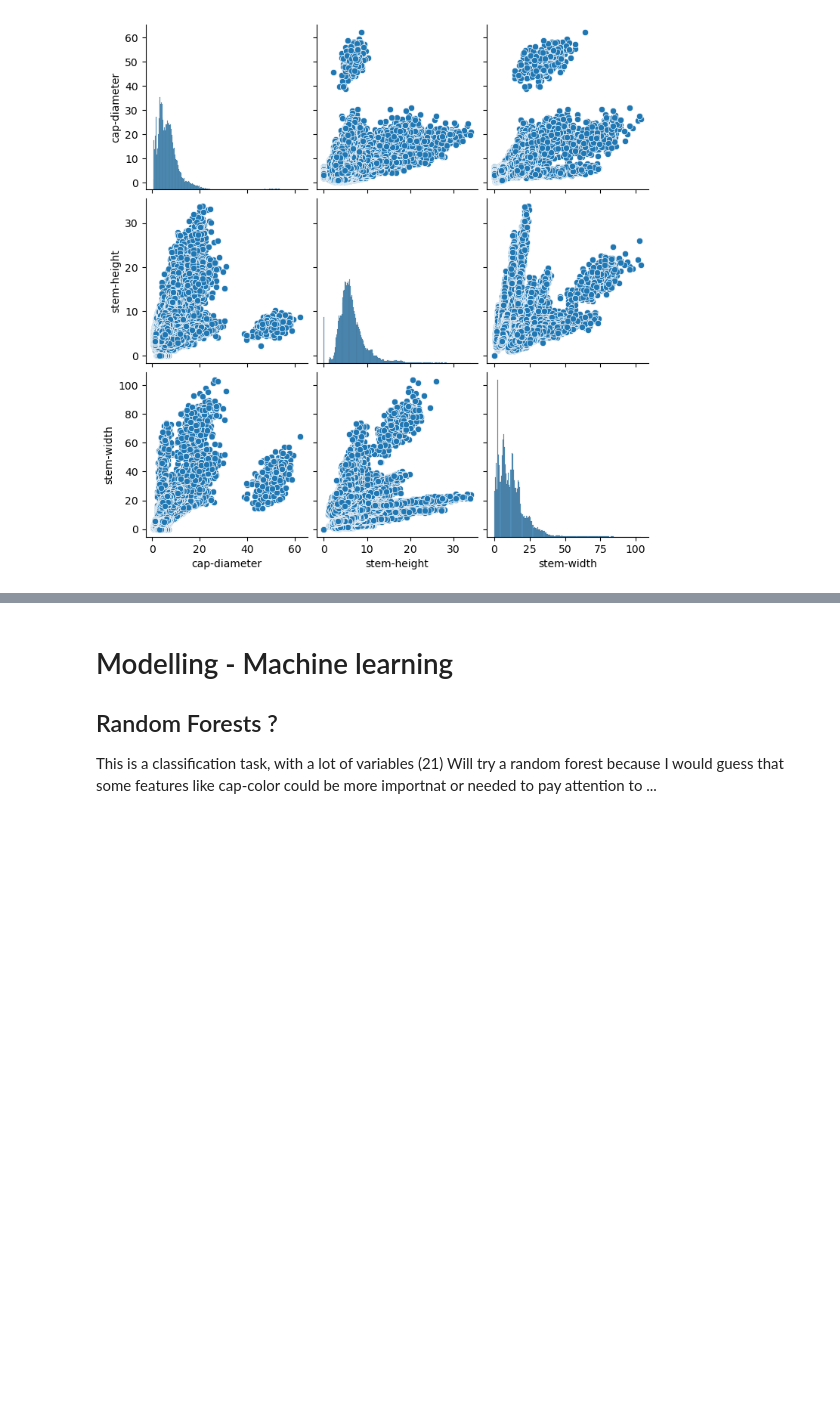
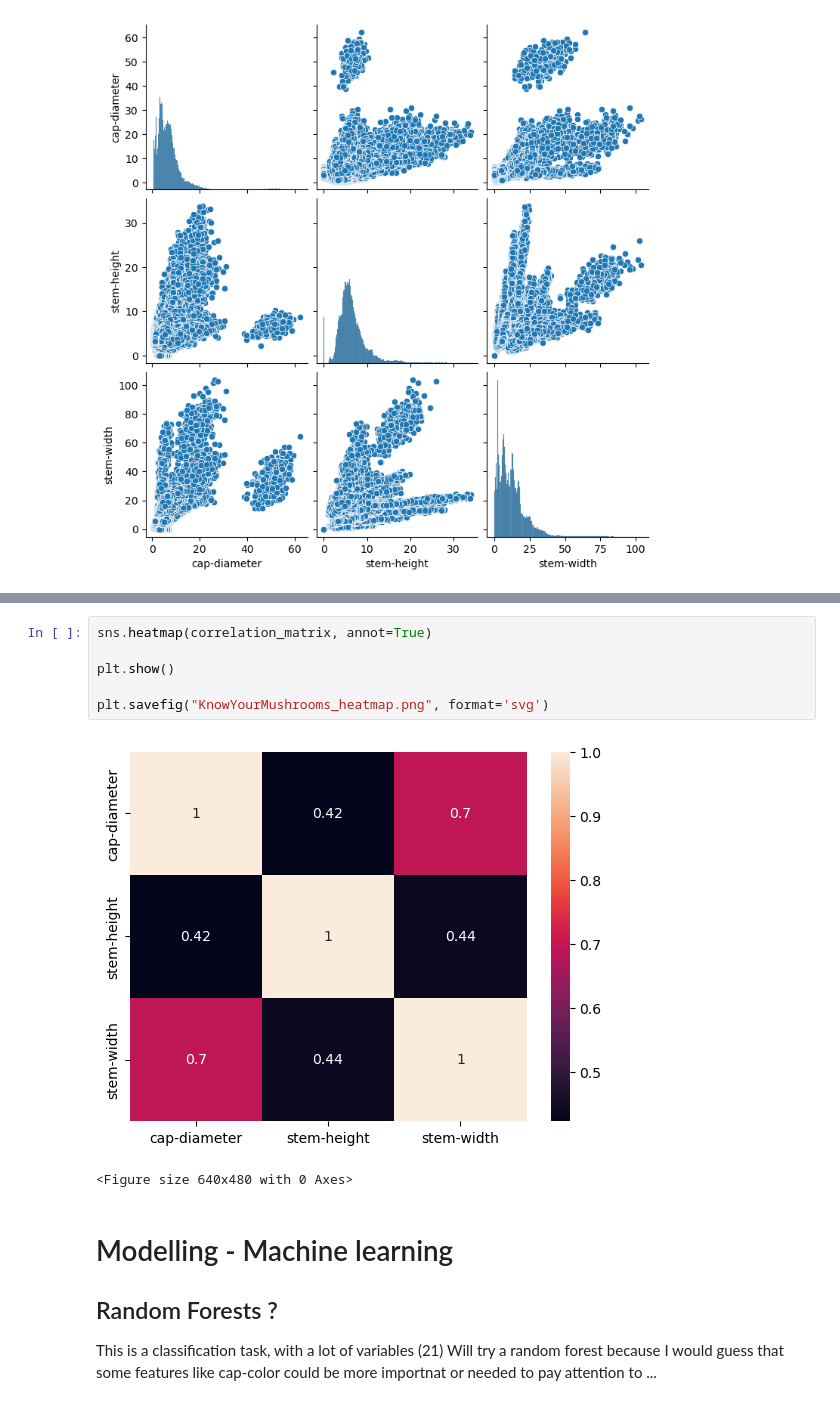
Before and after one commit to dalesofi/KnowYourMushrooms, a Jupyter notebook: 1-dataset-explore.ipynb, the cells around one changed output, grey strips where cells are left out. Drawn from its saved outputs; the diff is of its cells as text; blank space fills up the shorter version.

```diff
--- a/1-dataset-explore.ipynb
+++ b/1-dataset-explore.ipynb
@@ -169,3 +311,12 @@ ValueError: could not convert string to float: 'p'
+# %%
+sns.heatmap(correlation_matrix, annot=True)
+
+plt.show()
+
+plt.savefig("KnowYourMushrooms_heatmap.png", format='svg')
+# %% [output]
+[figure, added]
+<Figure size 640x480 with 0 Axes>
 # %% [markdown]
 # Modelling - Machine learning
 ## Random Forests ?
```
Also changed, not shown: parts of 24 cells of this notebook, 1 other file.
